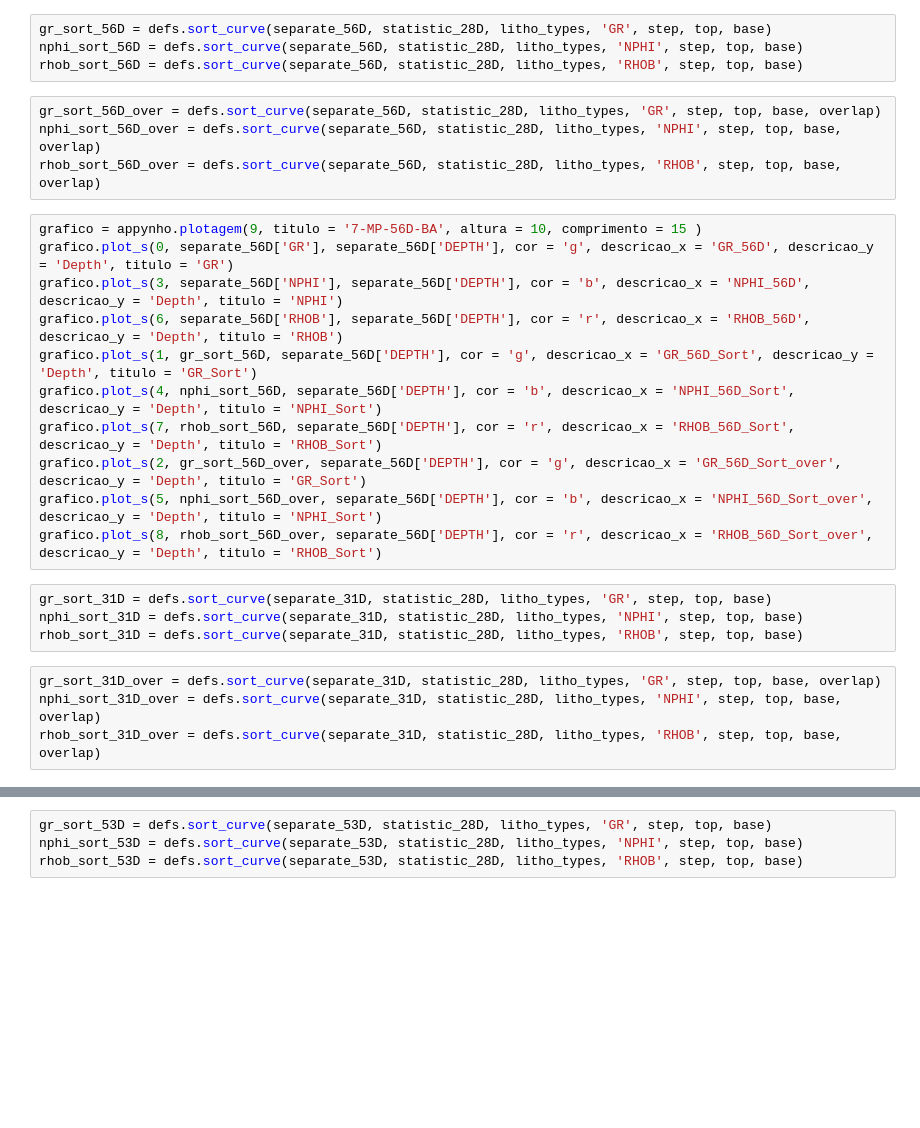
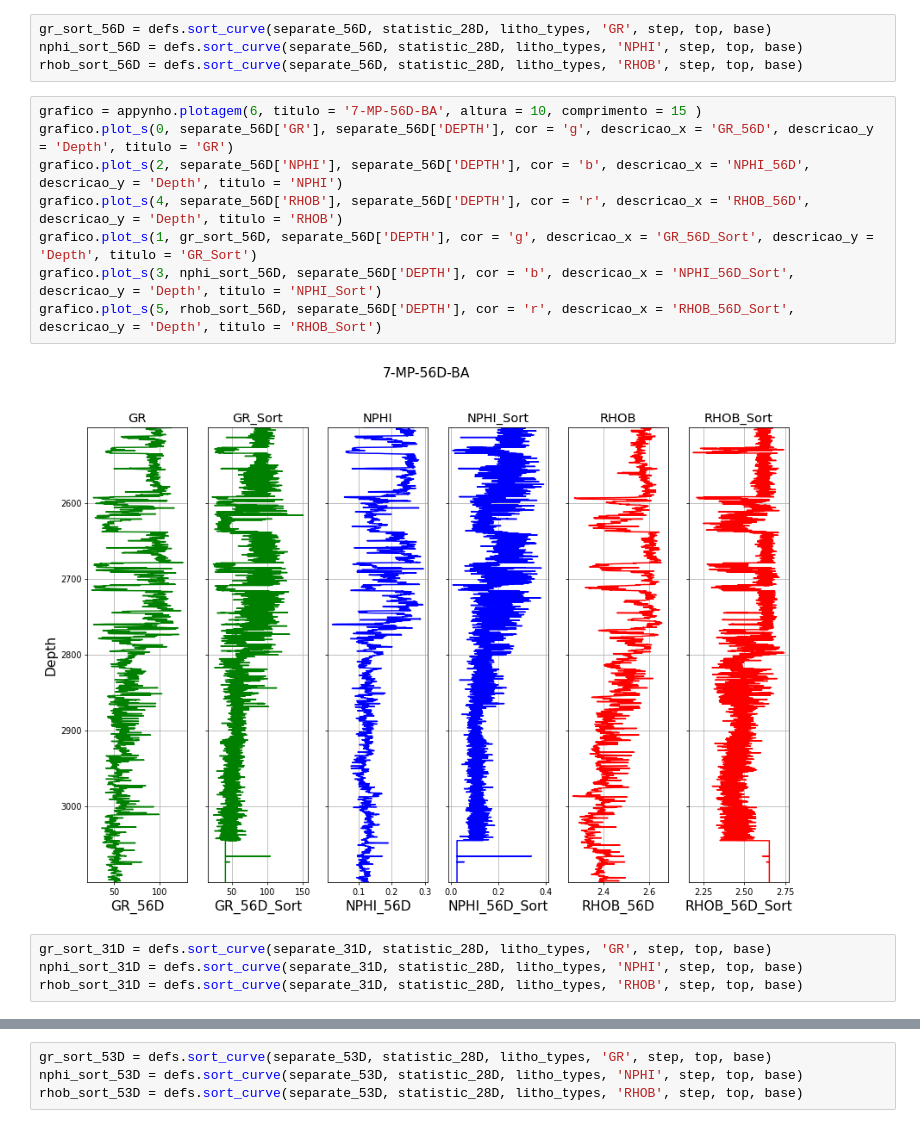
Before and after one commit to rmotadutra/PFG_2020, a Jupyter notebook: codes/well_create_lithology.ipynb, the cells around one changed output, grey strips where cells are left out. Drawn from its saved outputs; the diff is of its cells as text; blank space fills up the shorter version.

```diff
--- a/codes/well_create_lithology.ipynb
+++ b/codes/well_create_lithology.ipynb
@@ -150,27 +168,18 @@ statistic_28D
 gr_sort_56D = defs.sort_curve(separate_56D, statistic_28D, litho_types, 'GR', step, top, base)
 nphi_sort_56D = defs.sort_curve(separate_56D, statistic_28D, litho_types, 'NPHI', step, top, base)
 rhob_sort_56D = defs.sort_curve(separate_56D, statistic_28D, litho_types, 'RHOB', step, top, base)
-# %%
-gr_sort_56D_over = defs.sort_curve(separate_56D, statistic_28D, litho_types, 'GR', step, top, base, overlap)
-nphi_sort_56D_over = defs.sort_curve(separate_56D, statistic_28D, litho_types, 'NPHI', step, top, base, overlap)
-rhob_sort_56D_over = defs.sort_curve(separate_56D, statistic_28D, litho_types, 'RHOB', step, top, base, overlap)
 # %%
-grafico = appynho.plotagem(9, titulo = '7-MP-56D-BA', altura = 10, comprimento = 15 )
+grafico = appynho.plotagem(6, titulo = '7-MP-56D-BA', altura = 10, comprimento = 15 )
 grafico.plot_s(0, separate_56D['GR'], separate_56D['DEPTH'], cor = 'g', descricao_x = 'GR_56D', descricao_y = 'Depth', titulo = 'GR')
-grafico.plot_s(3, separate_56D['NPHI'], separate_56D['DEPTH'], cor = 'b', descricao_x = 'NPHI_56D', descricao_y = 'Depth', titulo = 'NPHI')
-grafico.plot_s(6, separate_56D['RHOB'], separate_56D['DEPTH'], cor = 'r', descricao_x = 'RHOB_56D', descricao_y = 'Depth', titulo = 'RHOB')
+grafico.plot_s(2, separate_56D['NPHI'], separate_56D['DEPTH'], cor = 'b', descricao_x = 'NPHI_56D', descricao_y = 'Depth', titulo = 'NPHI')
+grafico.plot_s(4, separate_56D['RHOB'], separate_56D['DEPTH'], cor = 'r', descricao_x = 'RHOB_56D', descricao_y = 'Depth', titulo = 'RHOB')
 grafico.plot_s(1, gr_sort_56D, separate_56D['DEPTH'], cor = 'g', descricao_x = 'GR_56D_Sort', descricao_y = 'Depth', titulo = 'GR_Sort')
-grafico.plot_s(4, nphi_sort_56D, separate_56D['DEPTH'], cor = 'b', descricao_x = 'NPHI_56D_Sort', descricao_y = 'Depth', titulo = 'NPHI_Sort')
-grafico.plot_s(7, rhob_sort_56D, separate_56D['DEPTH'], cor = 'r', descricao_x = 'RHOB_56D_Sort', descricao_y = 'Depth', titulo = 'RHOB_Sort')
-grafico.plot_s(2, gr_sort_56D_over, separate_56D['DEPTH'], cor = 'g', descricao_x = 'GR_56D_Sort_over', descricao_y = 'Depth', titulo = 'GR_Sort')
-grafico.plot_s(5, nphi_sort_56D_over, separate_56D['DEPTH'], cor = 'b', descricao_x = 'NPHI_56D_Sort_over', descricao_y = 'Depth', titulo = 'NPHI_Sort')
-grafico.plot_s(8, rhob_sort_56D_over, separate_56D['DEPTH'], cor = 'r', descricao_x = 'RHOB_56D_Sort_over', descricao_y = 'Depth', titulo = 'RHOB_Sort')
+grafico.plot_s(3, nphi_sort_56D, separate_56D['DEPTH'], cor = 'b', descricao_x = 'NPHI_56D_Sort', descricao_y = 'Depth', titulo = 'NPHI_Sort')
+grafico.plot_s(5, rhob_sort_56D, separate_56D['DEPTH'], cor = 'r', descricao_x = 'RHOB_56D_Sort', descricao_y = 'Depth', titulo = 'RHOB_Sort')
+# %% [output]
+[figure, added]
 # %%
 gr_sort_31D = defs.sort_curve(separate_31D, statistic_28D, litho_types, 'GR', step, top, base)
 nphi_sort_31D = defs.sort_curve(separate_31D, statistic_28D, litho_types, 'NPHI', step, top, base)
 rhob_sort_31D = defs.sort_curve(separate_31D, statistic_28D, litho_types, 'RHOB', step, top, base)
-# %%
-gr_sort_31D_over = defs.sort_curve(separate_31D, statistic_28D, litho_types, 'GR', step, top, base, overlap)
-nphi_sort_31D_over = defs.sort_curve(separate_31D, statistic_28D, litho_types, 'NPHI', step, top, base, overlap)
-rhob_sort_31D_over = defs.sort_curve(separate_31D, statistic_28D, litho_types, 'RHOB', step, top, base, overlap)
 # %%
```
Also changed, not shown: parts of 4 cells of this notebook, 2 other files.
